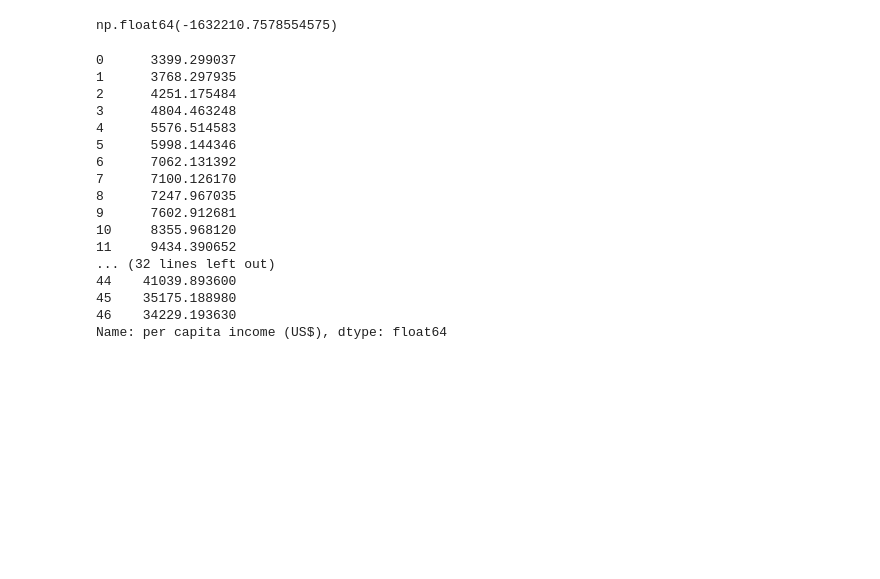
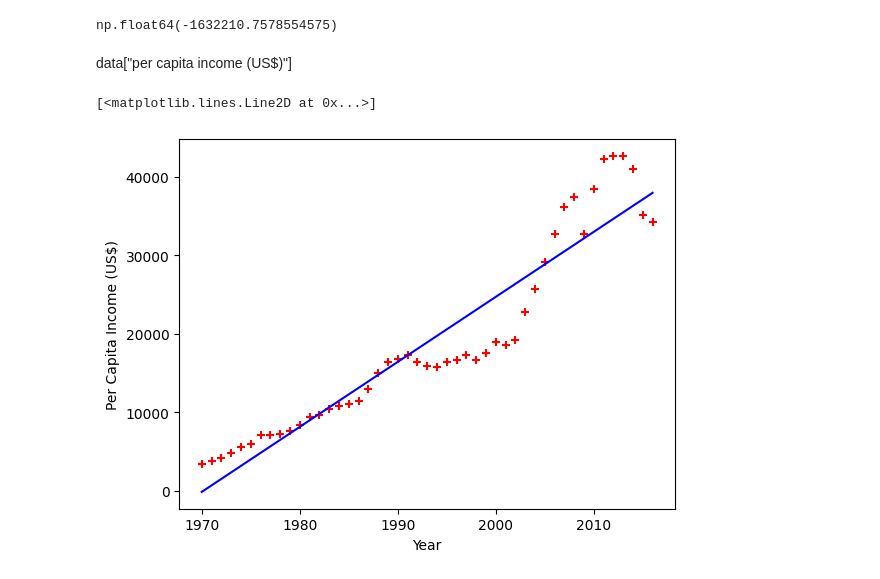
Before and after one commit to Yasir-Khan-7/ML-System-Builds, a Jupyter notebook: canada_price_prediction.ipynb, the cells around one changed output. Drawn from its saved outputs; the diff is of its cells as text; code cells hidden in the pictures; blank space fills up the shorter version.

```diff
--- a/canada_price_prediction.ipynb
+++ b/canada_price_prediction.ipynb
@@ -40,23 +40,13 @@ array([828.46507522])
 model.intercept_
 # %% [output]
 np.float64(-1632210.7578554575)
-# %%
-data["per capita income (US$)"]
-# %% [output]
-0      3399.299037
-1      3768.297935
-2      4251.175484
-3      4804.463248
-4      5576.514583
-5      5998.144346
-6      7062.131392
-7      7100.126170
-8      7247.967035
-9      7602.912681
-10     8355.968120
-11     9434.390652
-... (32 lines left out)
-44    41039.893600
-45    35175.188980
-46    34229.193630
-Name: per capita income (US$), dtype: float64
+# %% [markdown]
+data["per capita income (US$)"]
+# %%
+plt.xlabel("Year")
+plt.ylabel("Per Capita Income (US$)")
+plt.scatter(data["year"],data["per capita income (US$)"],color="red",marker="+")
+plt.plot(data["year"],model.predict(data[["year"]]),color="blue")
+# %% [output]
+[<matplotlib.lines.Line2D at 0x...>]
+[figure, added]
```
Also changed, not shown: 2 other files.
